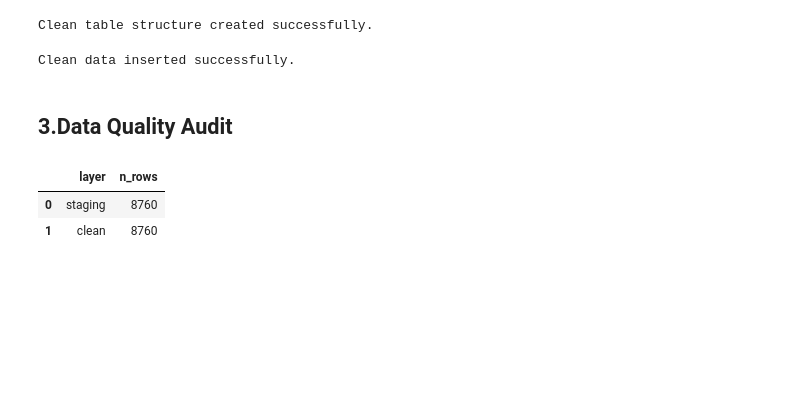
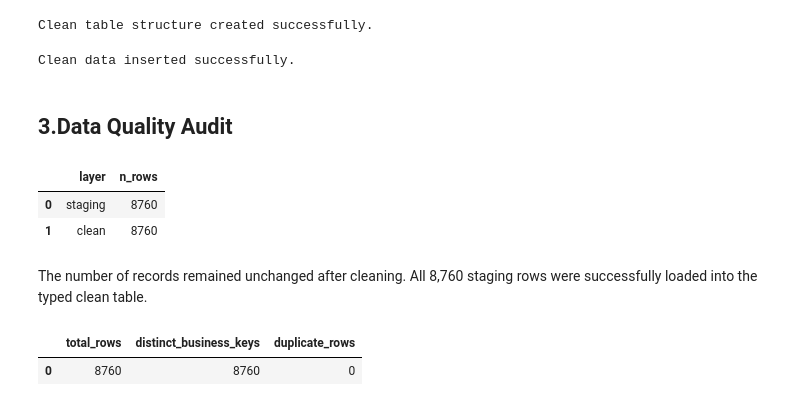
Before and after one commit to BorysZhyhalo/goit-rdb-hw-03, a Jupyter notebook: hw_3_data__loading_sql_dql.ipynb, the cells around one changed output. Drawn from its saved outputs; the diff is of its cells as text; code cells hidden in the pictures; blank space fills up the shorter version.

```diff
--- a/hw_3_data__loading_sql_dql.ipynb
+++ b/hw_3_data__loading_sql_dql.ipynb
@@ -322,3 +322,17 @@ pd.read_sql("""
 |  | layer | n_rows |
 | 0 | staging | 8760 |
 | 1 | clean | 8760 |
+# %% [markdown]
+The number of records remained unchanged after cleaning. All 8,760 staging rows were successfully loaded into the typed clean table.
+# %%
+pd.read_sql("""
+    SELECT
+        COUNT(*) AS total_rows,
+        COUNT(DISTINCT (hour, date)) AS distinct_business_keys,
+        COUNT(*) - COUNT(DISTINCT (hour, date)) AS duplicate_rows
+    FROM hw3_bike_clean;
+
+""", engine)
+# %% [output]
+|  | total_rows | distinct_business_keys | duplicate_rows |
+| 0 | 8760 | 8760 | 0 |
```
Also changed, not shown: parts of 15 cells of this notebook.
